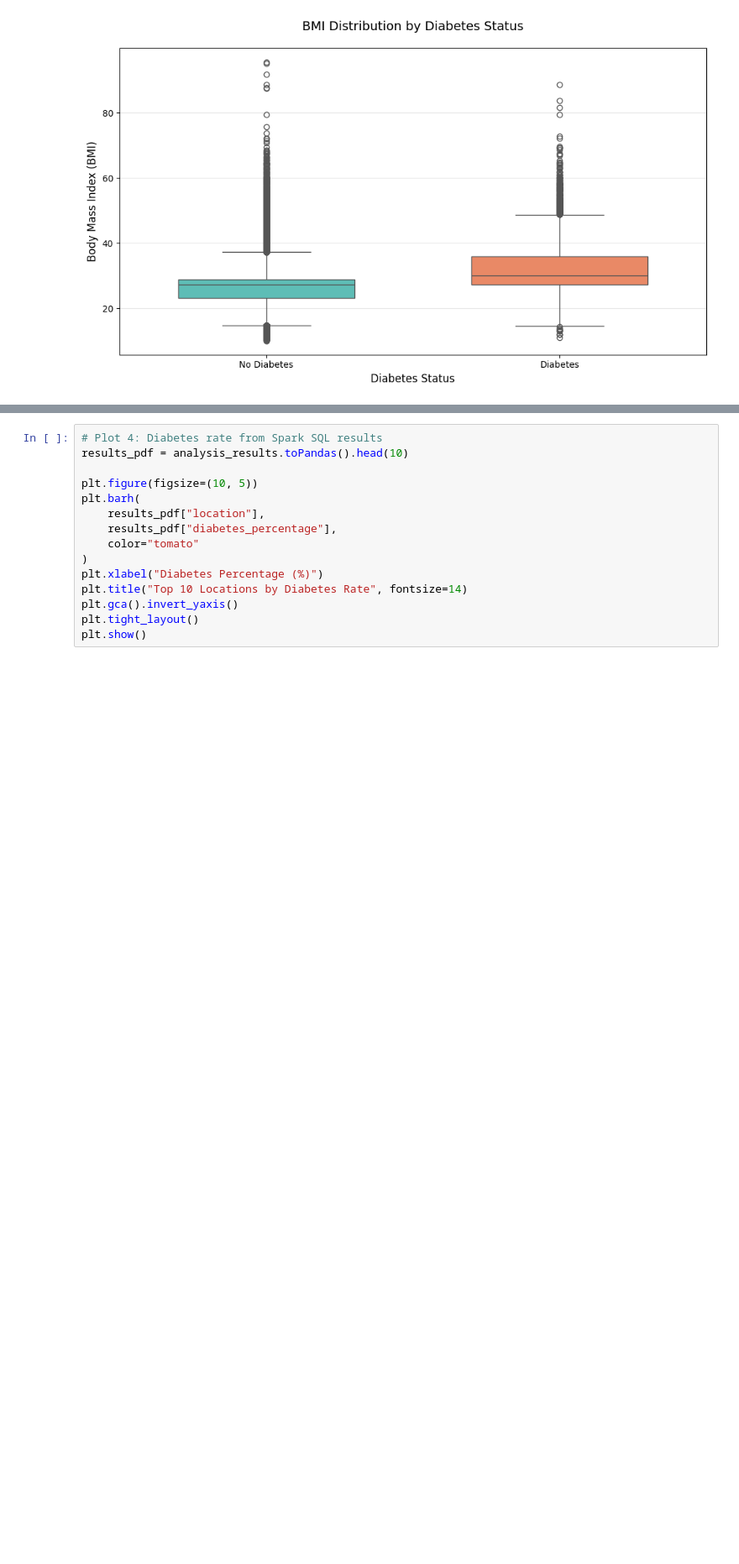
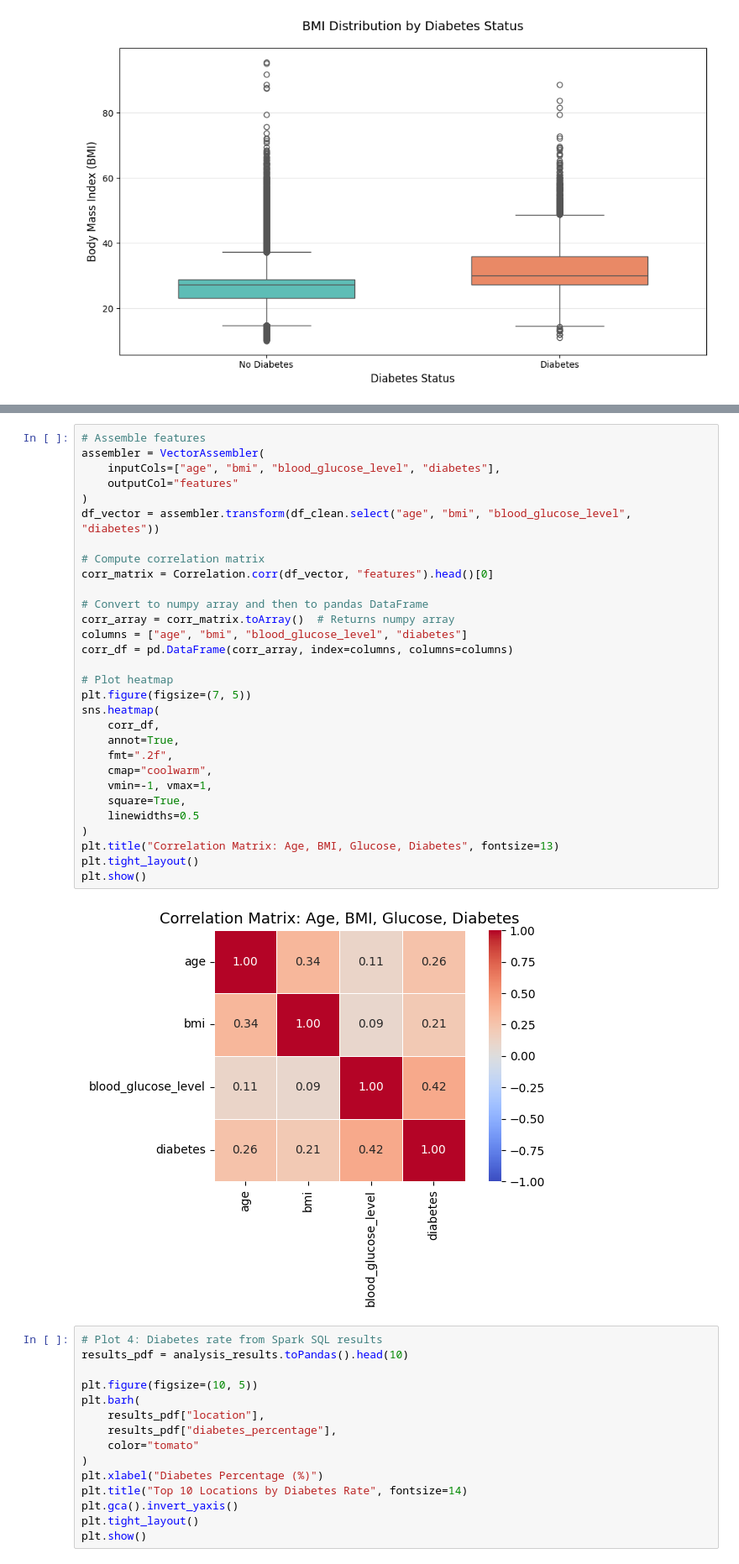
Before and after one commit to entakuyt/Diabetes-Big-Data-Pipeline, a Jupyter notebook: Project_Fixed.ipynb, the cells around one changed output, grey strips where cells are left out. Shown at 84% size. Drawn from its saved outputs; the diff is of its cells as text; blank space fills up the shorter version.

Commit message:
feat: add heatmap using spark

```diff
--- a/Project_Fixed.ipynb
+++ b/Project_Fixed.ipynb
@@ -654,3 +668,35 @@ plt.show()
+# %%
+# Assemble features
+assembler = VectorAssembler(
+    inputCols=["age", "bmi", "blood_glucose_level", "diabetes"],
+    outputCol="features"
+)
+df_vector = assembler.transform(df_clean.select("age", "bmi", "blood_glucose_level", "diabetes"))
+
+# Compute correlation matrix
+corr_matrix = Correlation.corr(df_vector, "features").head()[0]
+
+# Convert to numpy array and then to pandas DataFrame
+corr_array = corr_matrix.toArray()  # Returns numpy array
+columns = ["age", "bmi", "blood_glucose_level", "diabetes"]
+corr_df = pd.DataFrame(corr_array, index=columns, columns=columns)
+
+# Plot heatmap
+plt.figure(figsize=(7, 5))
+sns.heatmap(
+    corr_df,
+    annot=True,
+    fmt=".2f",
+    cmap="coolwarm",
+    vmin=-1, vmax=1,
+    square=True,
+    linewidths=0.5
+)
+plt.title("Correlation Matrix: Age, BMI, Glucose, Diabetes", fontsize=13)
+plt.tight_layout()
+plt.show()
+# %% [output]
+[figure, added]
 # %%
 # Plot 4: Diabetes rate from Spark SQL results
 results_pdf = analysis_results.toPandas().head(10)
```
Also changed, not shown: parts of 3 cells of this notebook.
